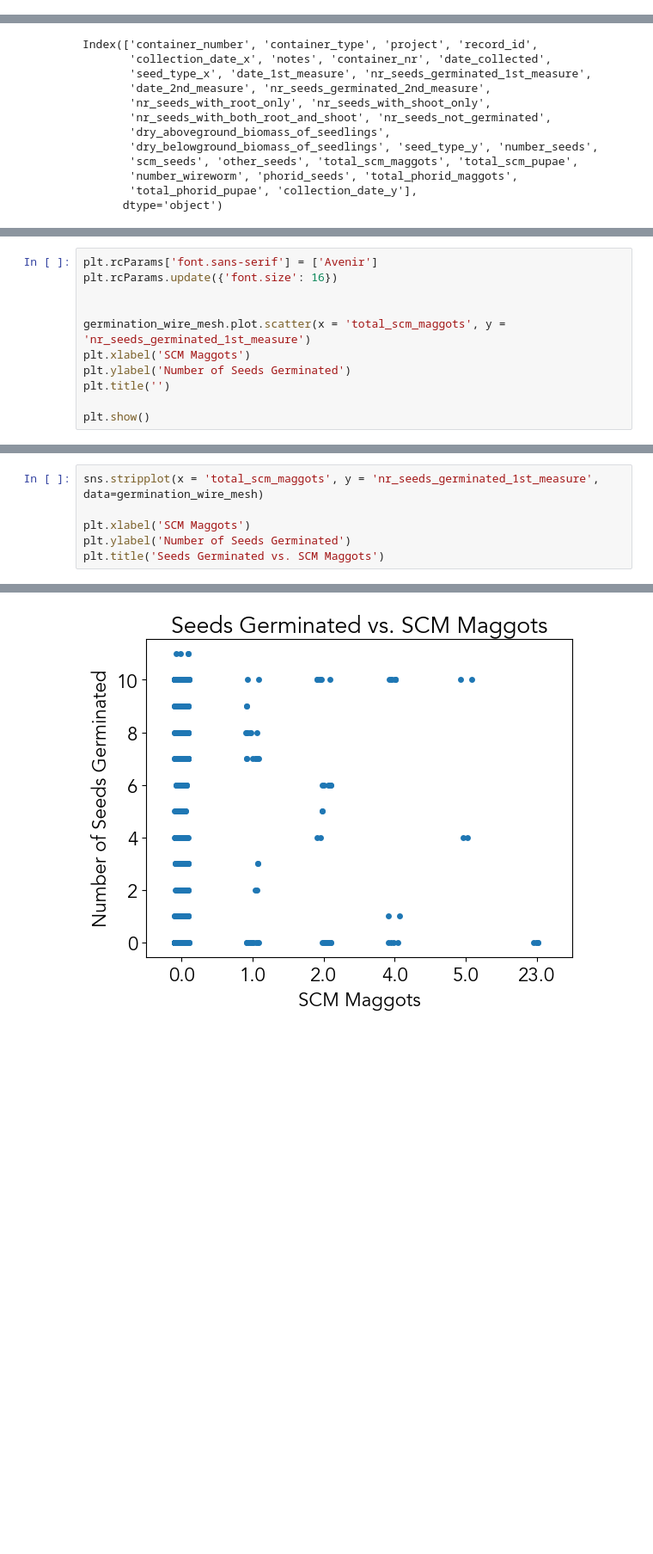
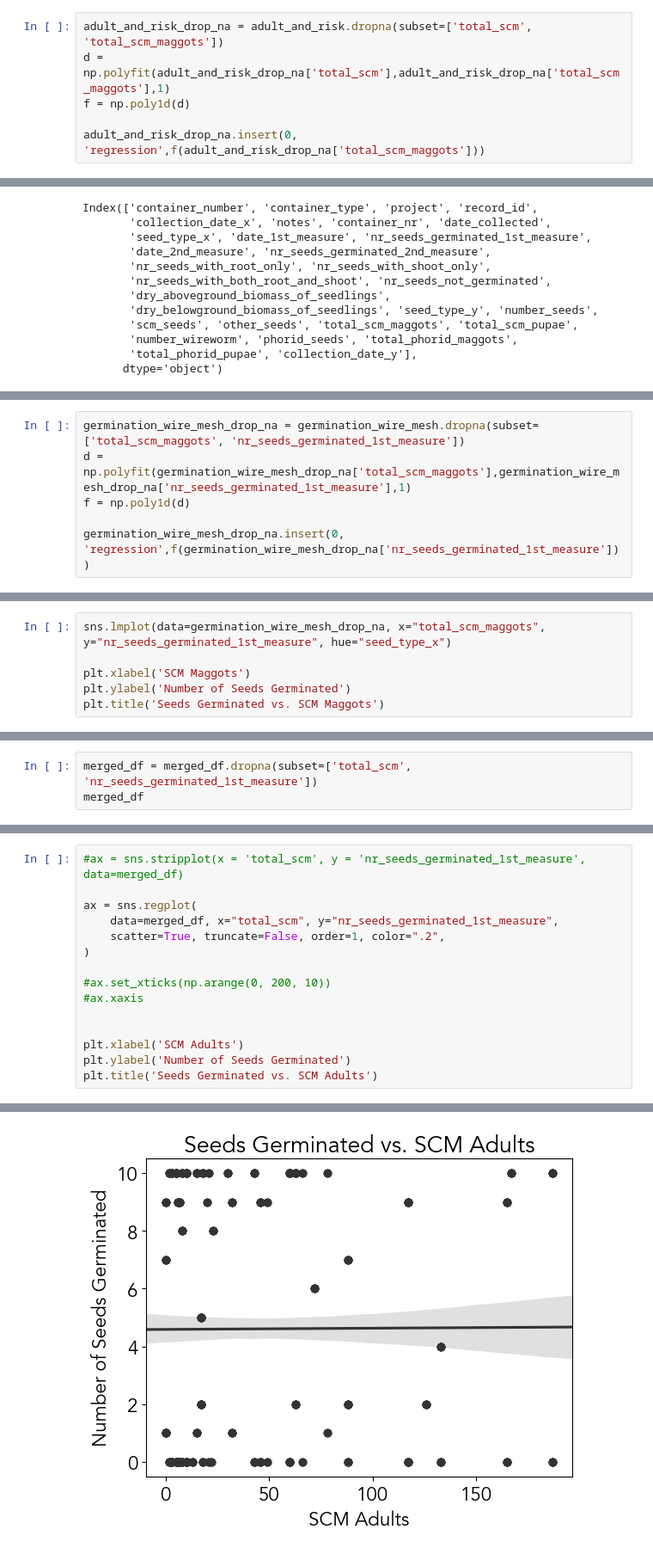
Before and after one commit to chloecho31/cornell, a Jupyter notebook: SCM/2023/2023_scm_data_cleaning.ipynb, the cells around one changed output, grey strips where cells are left out. Shown at 86% size. Cells and saved outputs as stored; diff of their text form; blank space fills up the shorter version.

```diff
--- a/SCM/2023/2023_scm_data_cleaning.ipynb
+++ b/SCM/2023/2023_scm_data_cleaning.ipynb
@@ -1625,3 +1614,9 @@ adult_and_risk
+# %%
+adult_and_risk_drop_na = adult_and_risk.dropna(subset=['total_scm', 'total_scm_maggots'])
+d = np.polyfit(adult_and_risk_drop_na['total_scm'],adult_and_risk_drop_na['total_scm_maggots'],1)
+f = np.poly1d(d)
+
+adult_and_risk_drop_na.insert(0, 'regression',f(adult_and_risk_drop_na['total_scm_maggots']))
 # %%
 plt.rcParams['font.sans-serif'] = ['Avenir']
 plt.rcParams.update({'font.size': 16})
@@ -1767,0 +1783,6 @@ germination_wire_mesh
+# %%
+germination_wire_mesh_drop_na = germination_wire_mesh.dropna(subset=['total_scm_maggots', 'nr_seeds_germinated_1st_measure'])
+d = np.polyfit(germination_wire_mesh_drop_na['total_scm_maggots'],germination_wire_mesh_drop_na['nr_seeds_germinated_1st_measure'],1)
+f = np.poly1d(d)
+
+germination_wire_mesh_drop_na.insert(0, 'regression',f(germination_wire_mesh_drop_na['nr_seeds_germinated_1st_measure']))
@@ -1768,12 +1817,7 @@ germination_wire_mesh
 # %%
-plt.rcParams['font.sans-serif'] = ['Avenir']
-plt.rcParams.update({'font.size': 16})
+sns.lmplot(data=germination_wire_mesh_drop_na, x="total_scm_maggots", y="nr_seeds_germinated_1st_measure", hue="seed_type_x")
 
-
-germination_wire_mesh.plot.scatter(x = 'total_scm_maggots', y = 'nr_seeds_germinated_1st_measure')
 plt.xlabel('SCM Maggots')
 plt.ylabel('Number of Seeds Germinated')
-plt.title('')
-
-plt.show()
+plt.title('Seeds Germinated vs. SCM Maggots')
 # %% [output]
@@ -1780,0 +1857,3 @@ plt.show()
+# %%
+merged_df = merged_df.dropna(subset=['total_scm', 'nr_seeds_germinated_1st_measure'])
+merged_df
@@ -1781,7 +1878,16 @@ plt.show()
 # %%
-sns.stripplot(x = 'total_scm_maggots', y = 'nr_seeds_germinated_1st_measure', data=germination_wire_mesh)
+#ax = sns.stripplot(x = 'total_scm', y = 'nr_seeds_germinated_1st_measure', data=merged_df)
 
-plt.xlabel('SCM Maggots')
+ax = sns.regplot(
+    data=merged_df, x="total_scm", y="nr_seeds_germinated_1st_measure",
+    scatter=True, truncate=False, order=1, color=".2",
+)
+
+#ax.set_xticks(np.arange(0, 200, 10))
+#ax.xaxis
+
+
+plt.xlabel('SCM Adults')
 plt.ylabel('Number of Seeds Germinated')
-plt.title('Seeds Germinated vs. SCM Maggots')
+plt.title('Seeds Germinated vs. SCM Adults')
 # %% [output]
@@ -1789 +1895 @@ Text(0.5, 1.0, 'Seeds Germinated vs. SCM Maggots')
-[figure, old version]
+[figure, new version]
```
Also changed, not shown: parts of 26 cells of this notebook, 1 other file.
